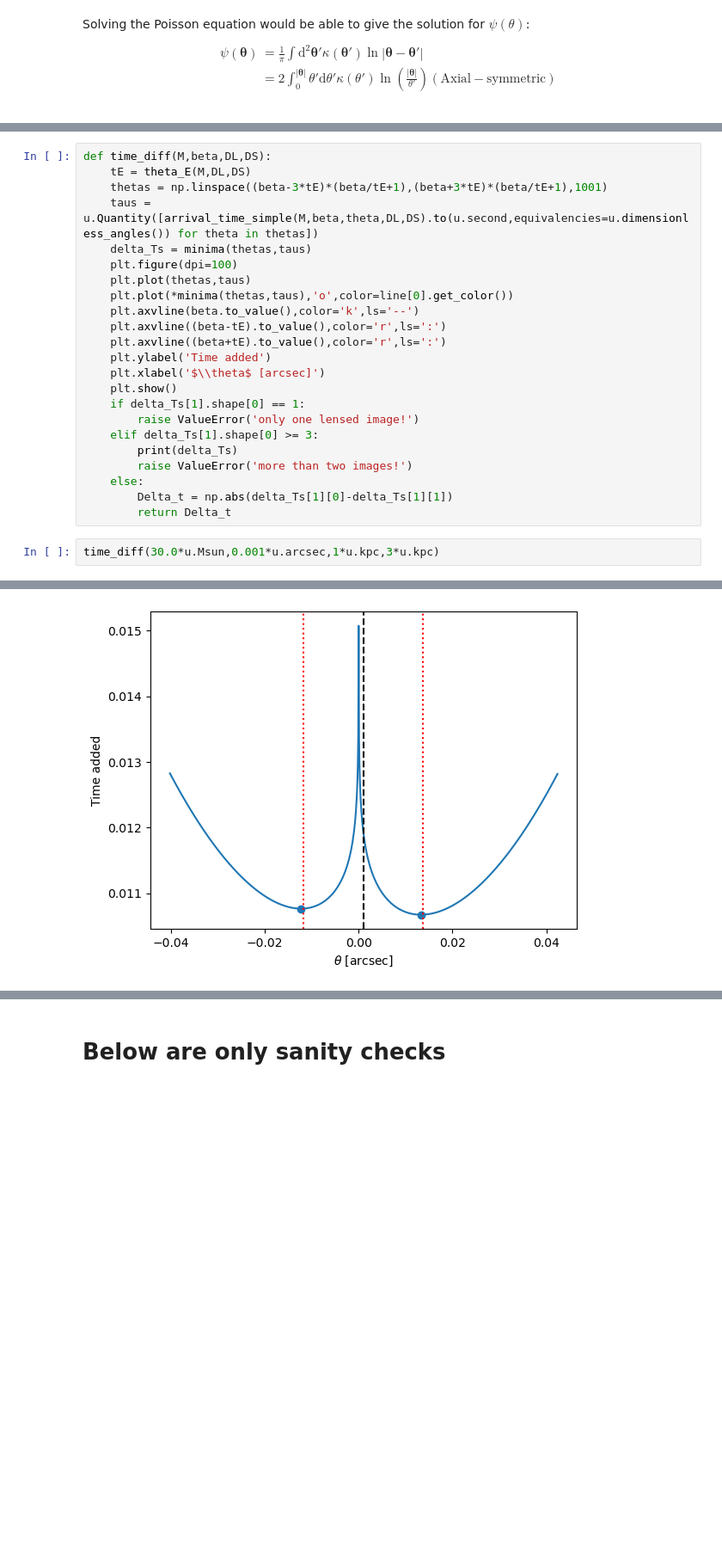
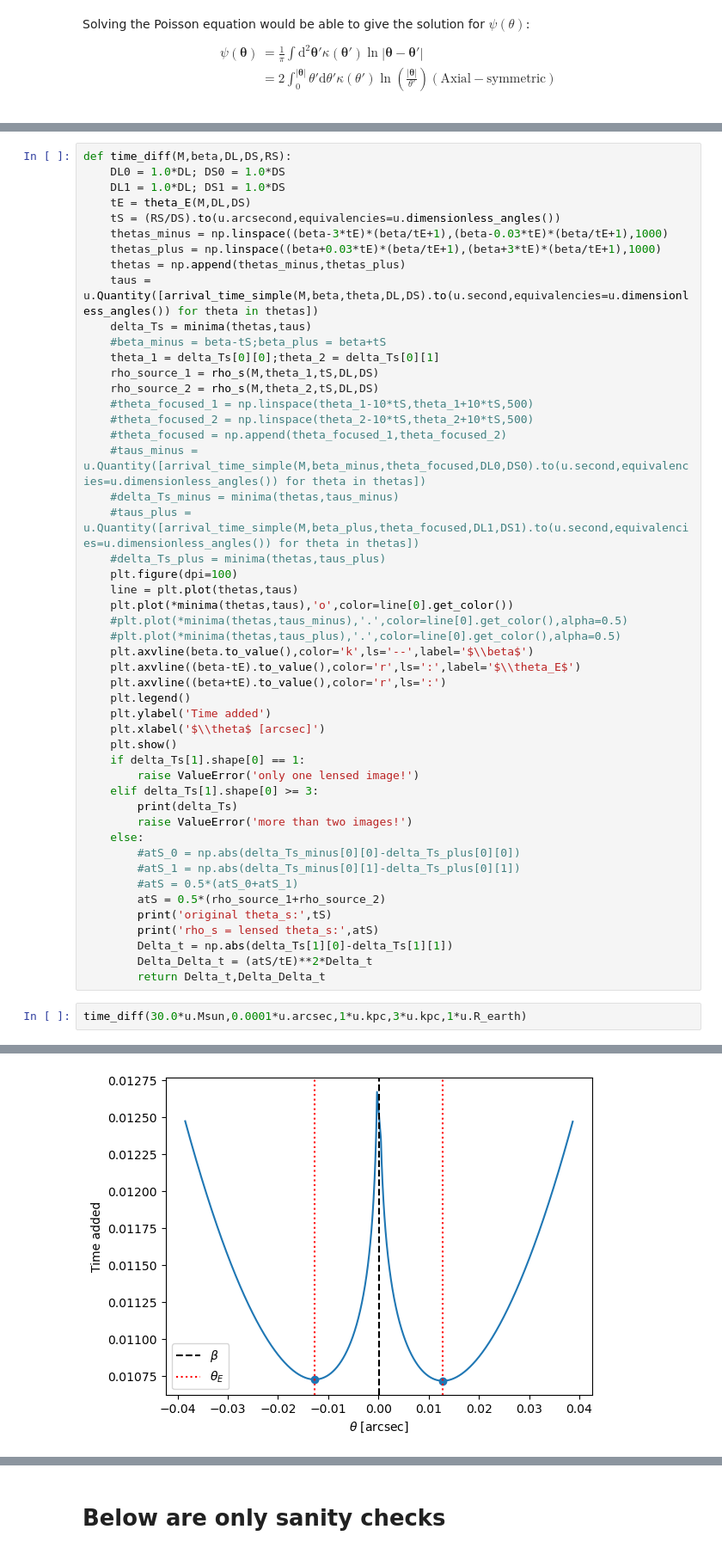
Before and after one commit to ShimingGu/quantum_lensing, a Jupyter notebook: time_difference.ipynb, the cells around one changed output, grey strips where cells are left out. Shown at 86% size. Cells and saved outputs as stored; diff of their text form; blank space fills up the shorter version.

Commit message:
error on time difference added

```diff
--- a/time_difference.ipynb
+++ b/time_difference.ipynb
@@ -165,17 +224,36 @@ def minima(x,y):
     #indx*= (ii != 0)*(ii != (len(x)-1))
     return (x[indx],y[indx])
 # %%
-def time_diff(M,beta,DL,DS):
+def time_diff(M,beta,DL,DS,RS):
+    DL0 = 1.0*DL; DS0 = 1.0*DS
+    DL1 = 1.0*DL; DS1 = 1.0*DS
     tE = theta_E(M,DL,DS)
-    thetas = np.linspace((beta-3*tE)*(beta/tE+1),(beta+3*tE)*(beta/tE+1),1001)
+    tS = (RS/DS).to(u.arcsecond,equivalencies=u.dimensionless_angles())
+    thetas_minus = np.linspace((beta-3*tE)*(beta/tE+1),(beta-0.03*tE)*(beta/tE+1),1000)
+    thetas_plus = np.linspace((beta+0.03*tE)*(beta/tE+1),(beta+3*tE)*(beta/tE+1),1000)
+    thetas = np.append(thetas_minus,thetas_plus)
     taus = u.Quantity([arrival_time_simple(M,beta,theta,DL,DS).to(u.second,equivalencies=u.dimensionless_angles()) for theta in thetas])
     delta_Ts = minima(thetas,taus)
+    #beta_minus = beta-tS;beta_plus = beta+tS
+    theta_1 = delta_Ts[0][0];theta_2 = delta_Ts[0][1]
+    rho_source_1 = rho_s(M,theta_1,tS,DL,DS)
+    rho_source_2 = rho_s(M,theta_2,tS,DL,DS)
+    #theta_focused_1 = np.linspace(theta_1-10*tS,theta_1+10*tS,500)
+    #theta_focused_2 = np.linspace(theta_2-10*tS,theta_2+10*tS,500)
+    #theta_focused = np.append(theta_focused_1,theta_focused_2)
+    #taus_minus = u.Quantity([arrival_time_simple(M,beta_minus,theta_focused,DL0,DS0).to(u.second,equivalencies=u.dimensionless_angles()) for theta in thetas])
+    #delta_Ts_minus = minima(thetas,taus_minus)
+    #taus_plus = u.Quantity([arrival_time_simple(M,beta_plus,theta_focused,DL1,DS1).to(u.second,equivalencies=u.dimensionless_angles()) for theta in thetas])
+    #delta_Ts_plus = minima(thetas,taus_plus)
     plt.figure(dpi=100)
-    plt.plot(thetas,taus)
+    line = plt.plot(thetas,taus)
     plt.plot(*minima(thetas,taus),'o',color=line[0].get_color())
-    plt.axvline(beta.to_value(),color='k',ls='--')
-    plt.axvline((beta-tE).to_value(),color='r',ls=':')
+    #plt.plot(*minima(thetas,taus_minus),'.',color=line[0].get_color(),alpha=0.5)
+    #plt.plot(*minima(thetas,taus_plus),'.',color=line[0].get_color(),alpha=0.5)
+    plt.axvline(beta.to_value(),color='k',ls='--',label='$\\beta$')
+    plt.axvline((beta-tE).to_value(),color='r',ls=':',label='$\\theta_E$')
     plt.axvline((beta+tE).to_value(),color='r',ls=':')
+    plt.legend()
     plt.ylabel('Time added')
     plt.xlabel('$\\theta$ [arcsec]')
     plt.show()
@@ -185,8 +263,15 @@ def time_diff(M,beta,DL,DS):
         print(delta_Ts)
         raise ValueError('more than two images!')
     else:
+        #atS_0 = np.abs(delta_Ts_minus[0][0]-delta_Ts_plus[0][0])
+        #atS_1 = np.abs(delta_Ts_minus[0][1]-delta_Ts_plus[0][1])
+        #atS = 0.5*(atS_0+atS_1)
+        atS = 0.5*(rho_source_1+rho_source_2)
+        print('original theta_s:',tS)
+        print('rho_s = lensed theta_s:',atS)
         Delta_t = np.abs(delta_Ts[1][0]-delta_Ts[1][1])
-        return Delta_t
+        Delta_Delta_t = (atS/tE)**2*Delta_t
+        return Delta_t,Delta_Delta_t
 # %%
-time_diff(30.0*u.Msun,0.001*u.arcsec,1*u.kpc,3*u.kpc)
+time_diff(30.0*u.Msun,0.0001*u.arcsec,1*u.kpc,3*u.kpc,1*u.R_earth)
 # %% [output]
@@ -193 +286 @@ time_diff(30.0*u.Msun,0.001*u.arcsec,1*u.kpc,3*u.kpc)
-[figure, old version]
+[figure, new version]
```
Also changed, not shown: parts of 5 cells of this notebook.
